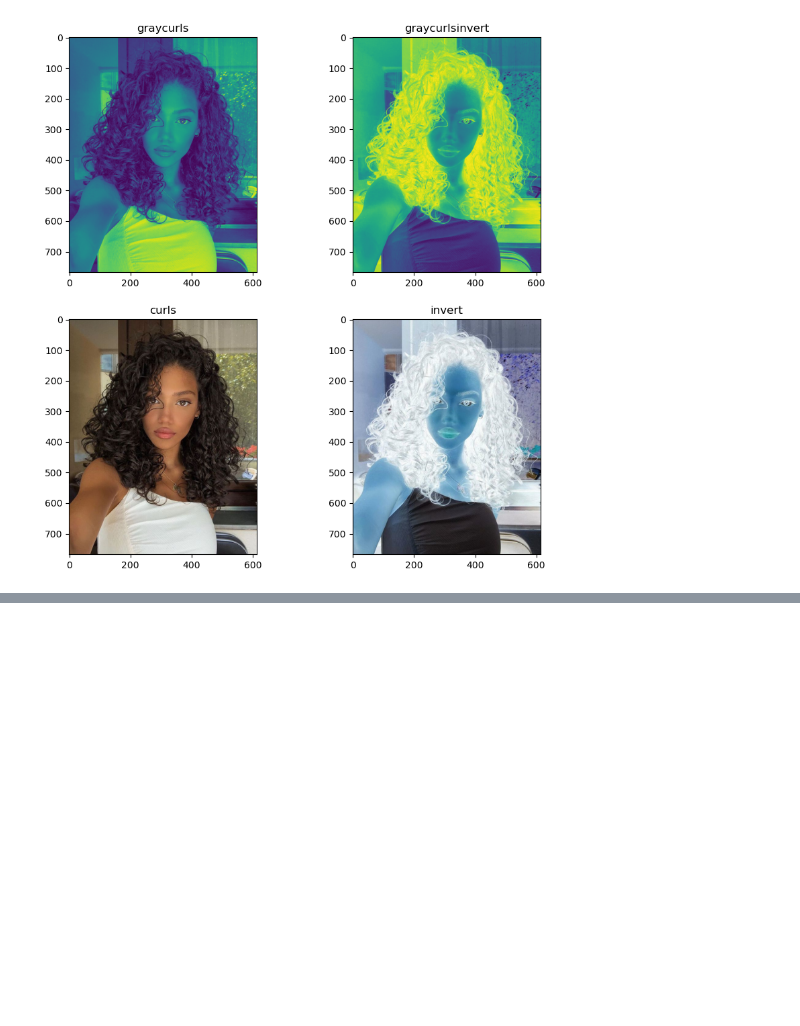
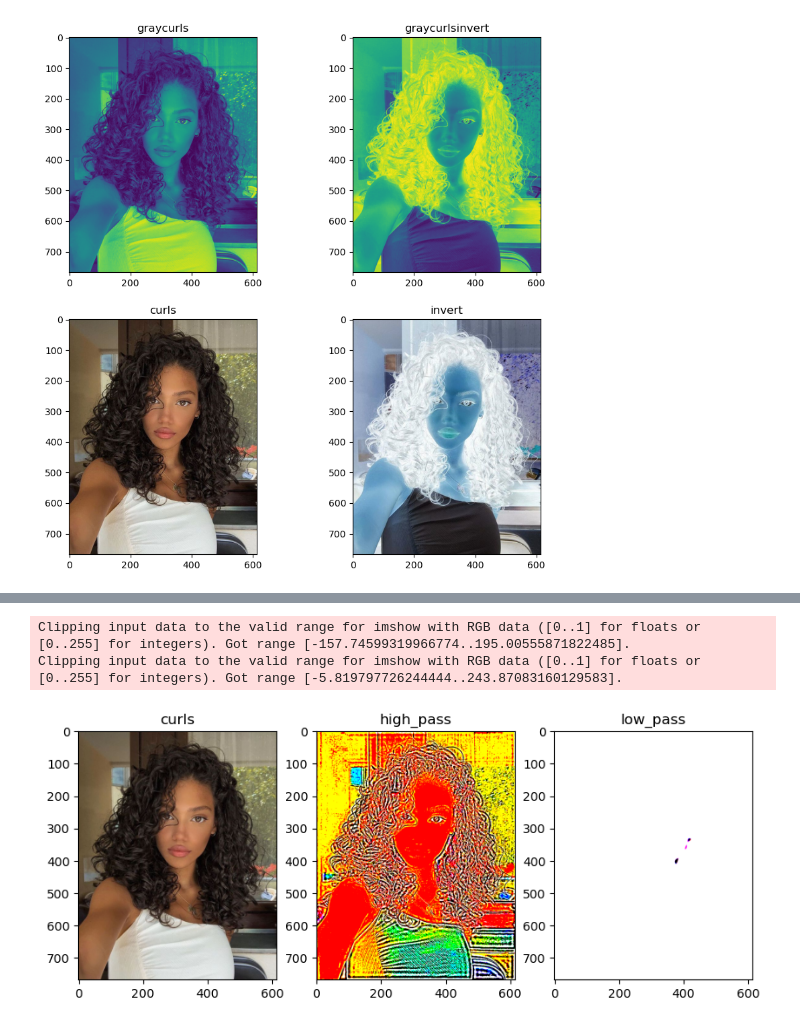
Before and after one commit to MimoHasPurpose/Exploration, a Jupyter notebook: seaborn/research/imageProcessing.ipynb, the cells around one changed output, grey strips where cells are left out. Drawn from its saved outputs; the diff is of its cells as text; code cells hidden in the pictures; blank space fills up the shorter version.

```diff
--- a/seaborn/research/imageProcessing.ipynb
+++ b/seaborn/research/imageProcessing.ipynb
@@ -85,0 +120,22 @@ plt.show()
+# %%
+high_pass=butterworth(curls,0.07,True,8)
+low_pass=butterworth(curls,0.04,False,4,channel_axis=-1)
+# %%
+# plotting multiple images.
+fig, axs = plt.subplots(nrows=1, ncols=3 ,figsize=(10,10))
+axs[0].set_title('curls')
+axs[0].imshow(curls)
+
+
+axs[1].set_title('high_pass')
+axs[1].imshow(high_pass)
+
+axs[2].set_title('low_pass')
+axs[2].imshow(low_pass)
+
+
+plt.show()
+# %% [output]
+Clipping input data to the valid range for imshow with RGB data ([0..1] for floats or [0..255] for integers). Got range [-157.74599319966774..195.00555871822485].
+Clipping input data to the valid range for imshow with RGB data ([0..1] for floats or [0..255] for integers). Got range [-5.819797726244444..243.87083160129583].
+[figure, added]
```
Also changed, not shown: parts of 10 cells of this notebook.
